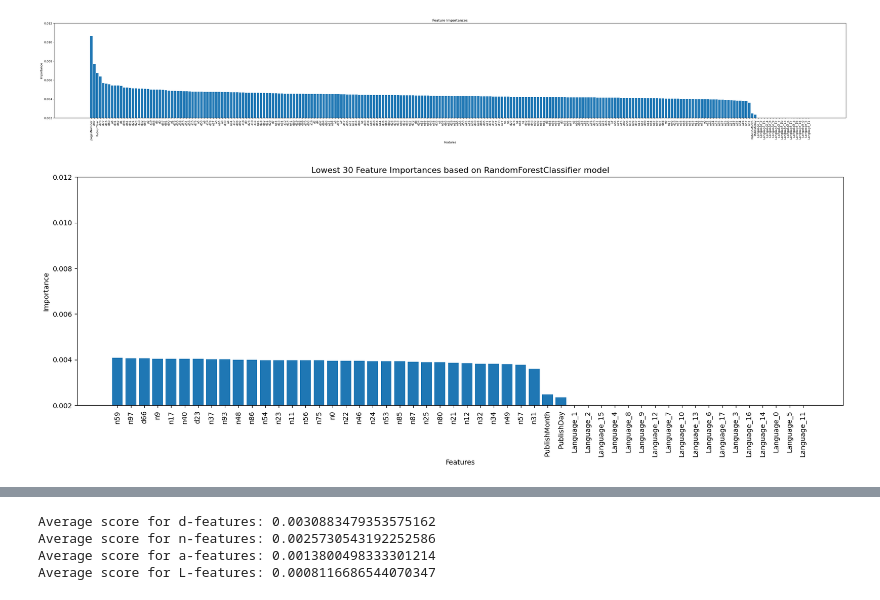
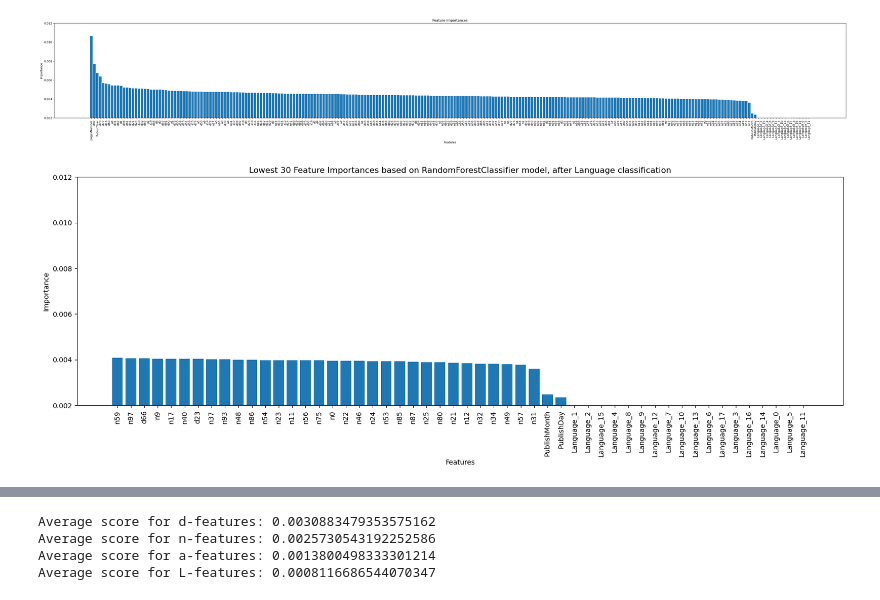
Before and after one commit to lzrobinson/Machine-Learning-Project-2, a Jupyter notebook: randomForest.ipynb, the cells around one changed output, grey strips where cells are left out. Saved outputs shown, nothing was run; the diff lists cells and outputs as text; code cells hidden in the pictures.

Commit message:
started NB model

```diff
--- a/randomForest.ipynb
+++ b/randomForest.ipynb
@@ -122,7 +130,7 @@ label_encoder = LabelEncoder()
 #combined_df = pd.concat([book_name_features, book_desc_features, train_df['rating_label']], axis=1)
 # Separate the feature columns (X) and the target column (y)
 X = combined_df.copy()
-X = pd.get_dummies(X, columns=['Language'])
+binary_language_converter(X)
 X = X.drop('rating_label', axis=1)
 X = X.drop('Publisher', axis=1)
 y = combined_df['rating_label']
@@ -178,20 +186,20 @@ plt.show()
 # %%
 # Select only the top 20 features
 top_feature_importances = sorted_feature_importances[190:]
 top_feature_names = sorted_feature_names[190:]
 
 # Plot the feature importances for the top 20 features
 plt.figure(figsize=(20, 6))
 plt.bar(range(len(top_feature_importances)), top_feature_importances)
 plt.xticks(range(len(top_feature_importances)), top_feature_names, rotation=90)
 plt.xlabel('Features')
 plt.ylabel('Importance')
-plt.title('Lowest 30 Feature Importances based on RandomForestClassifier model')
+plt.title('Lowest 30 Feature Importances based on RandomForestClassifier model, after Language classification')
 
 plt.ylim(0.002, 0.012)
 plt.show()
 # %% [output]
-[figure, old version]
+[figure, new version]
 # %%
 def lassoFeatures(data):
 
```
Also changed, not shown: parts of 4 cells of this notebook, 2 other files.
